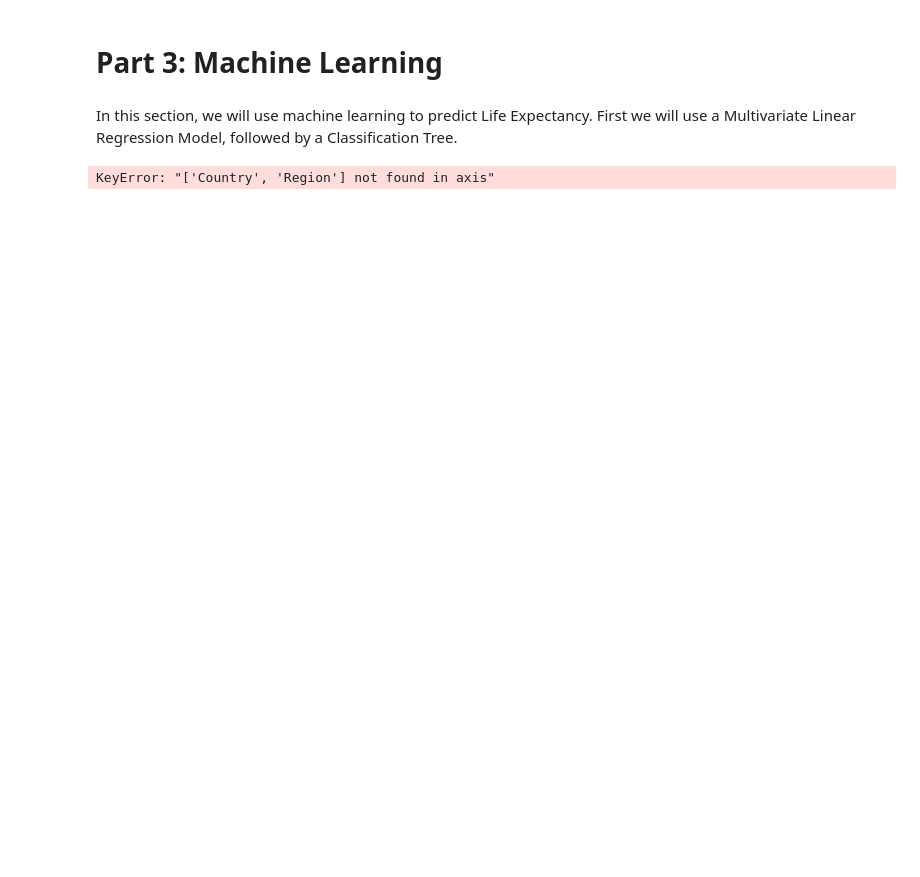
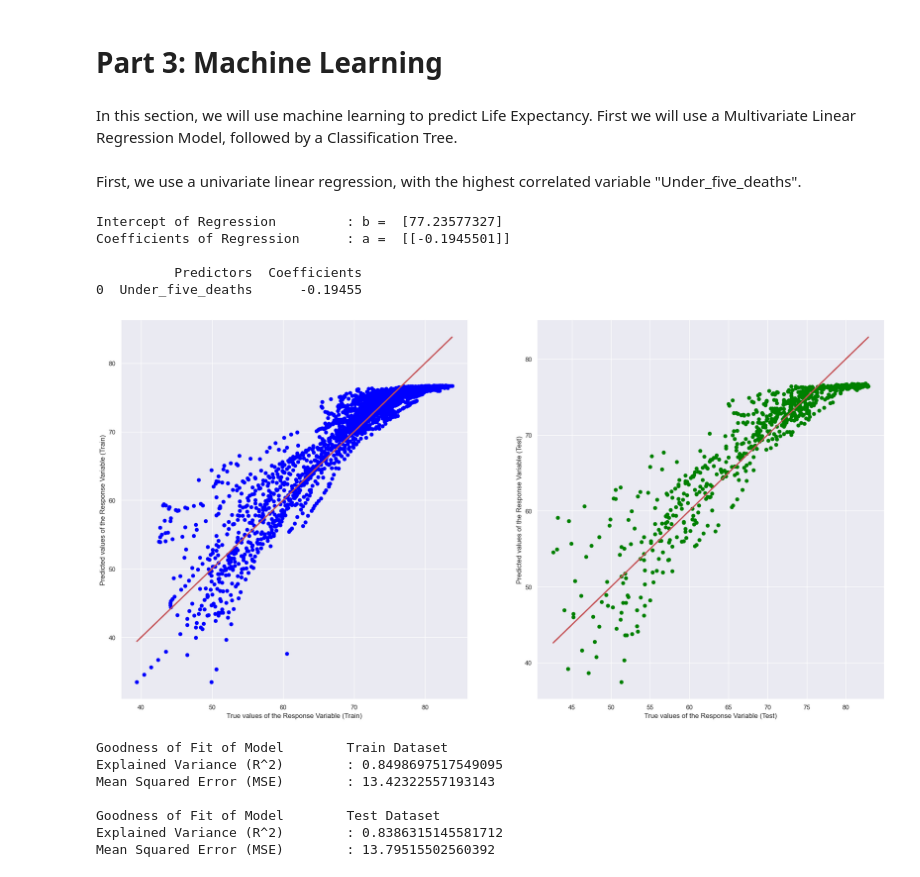
Before and after one commit to tyeckh/DSAI-T7, a Jupyter notebook: Project_T7.ipynb, the cells around one changed output. Cells and saved outputs as stored; diff of their text form; code cells hidden in the pictures; blank space fills up the shorter version.

```diff
--- a/Project_T7.ipynb
+++ b/Project_T7.ipynb
@@ -278,61 +278,69 @@ plt.show()
 # Part 3: Machine Learning
 # %% [markdown]
 In this section, we will use machine learning to predict Life Expectancy. First we will use a Multivariate Linear Regression Model, followed by a Classification Tree.
+# %%
+# When we look at the data, Country and Status columns are composed of objects. Because we need to be int or float.
+LifeData_Clean.drop(columns = ["Country", "Region"], axis=1, inplace=True)
+# %% [markdown]
+First, we use a univariate linear regression, with the highest correlated variable "Under_five_deaths".
 # %%
-# When we look at the data, Country and Status columns are composed of objects. Because we need to be int or float.
-LifeData_Clean.drop(["Country", "Region"], axis=1, inplace=True)
-
 # Independent/Predictor Variables: Last two columns (Income composition of resources, Schooling)
-x = LifeData_Clean.iloc[:, [-2,-1]].values
+x = pd.DataFrame(LifeData_Clean[["Under_five_deaths"]])
 
 # Dependent/Response Variable:
-y = LifeData_Clean["Life_expectancy"].values.reshape(-1,1)
+y = pd.DataFrame(LifeData_Clean["Life_expectancy"])
 
-x_train, x_test, y_train, y_test = train_test_split(x, y, test_size = 0.20, random_state = 69)
+x_train, x_test, y_train, y_test = train_test_split(x, y, test_size = 0.25, random_state = 69)
 lm = LinearRegression()
-linearmodel = lm.fit(x_train, y_train)
-print("b0: ", lm.intercept_)
-print("b1,b2: ", lm.coef_)
+linreg = lm.fit(x_train, y_train)
 
 # Coefficients of the Linear Regression line
 print('Intercept of Regression \t: b = ', linreg.intercept_)
 print('Coefficients of Regression \t: a = ', linreg.coef_)
 print()
 
 # Print the Coefficients against Predictors
-print(pd.DataFrame(list(zip(X_train.columns, linreg.coef_[0])), columns = ["Predictors", "Coefficients"]))
+print(pd.DataFrame(list(zip(x_train.columns, linreg.coef_[0])), columns = ["Predictors", "Coefficients"]))
 print()
 
 # Predict Response corresponding to Predictors
-y_train_pred = linreg.predict(X_train)
-y_test_pred = linreg.predict(X_test)
+y_train_pred = linreg.predict(x_train)
+y_test_pred = linreg.predict(x_test)
 
 # Plot the Predictions vs the True values
 f, axes = plt.subplots(1, 2, figsize=(24, 12))
 axes[0].scatter(y_train, y_train_pred, color = "blue")
-axes[0].plot(y_train, y_train, 'w-', linewidth = 1)
+axes[0].plot(y_train, y_train, 'r-', linewidth = 2)
 axes[0].set_xlabel("True values of the Response Variable (Train)")
 axes[0].set_ylabel("Predicted values of the Response Variable (Train)")
 axes[1].scatter(y_test, y_test_pred, color = "green")
-axes[1].plot(y_test, y_test, 'w-', linewidth = 1)
+axes[1].plot(y_test, y_test, 'r-', linewidth = 2)
 axes[1].set_xlabel("True values of the Response Variable (Test)")
 axes[1].set_ylabel("Predicted values of the Response Variable (Test)")
 plt.show()
 
 # Check the Goodness of Fit (on Train Data)
 print("Goodness of Fit of Model \tTrain Dataset")
-print("Explained Variance (R^2) \t:", linreg.score(X_train, y_train))
+print("Explained Variance (R^2) \t:", linreg.score(x_train, y_train))
 print("Mean Squared Error (MSE) \t:", mean_squared_error(y_train, y_train_pred))
 print()
 
 # Check the Goodness of Fit (on Test Data)
 print("Goodness of Fit of Model \tTest Dataset")
-print("Explained Variance (R^2) \t:", linreg.score(X_test, y_test))
+print("Explained Variance (R^2) \t:", linreg.score(x_test, y_test))
 print("Mean Squared Error (MSE) \t:", mean_squared_error(y_test, y_test_pred))
 print()
-
-# Extract Pokemons for Prediction
-pkmndata_pred = pkmndata[pkmndata["Name"].isin(["Charizard", "Snorlax", "Vivillon"])]
-pkmndata_pred
 # %% [output]
-KeyError: "['Country', 'Region'] not found in axis"
+Intercept of Regression         : b =  [77.23577327]
+Coefficients of Regression      : a =  [[-0.1945501]]
+
+          Predictors  Coefficients
+0  Under_five_deaths      -0.19455
+[figure, added]
+Goodness of Fit of Model        Train Dataset
+Explained Variance (R^2)        : 0.8498697517549095
+Mean Squared Error (MSE)        : 13.42322557193143
+
+Goodness of Fit of Model        Test Dataset
+Explained Variance (R^2)        : 0.8386315145581712
+Mean Squared Error (MSE)        : 13.79515502560392
```
Also changed, not shown: parts of 9 cells of this notebook.
